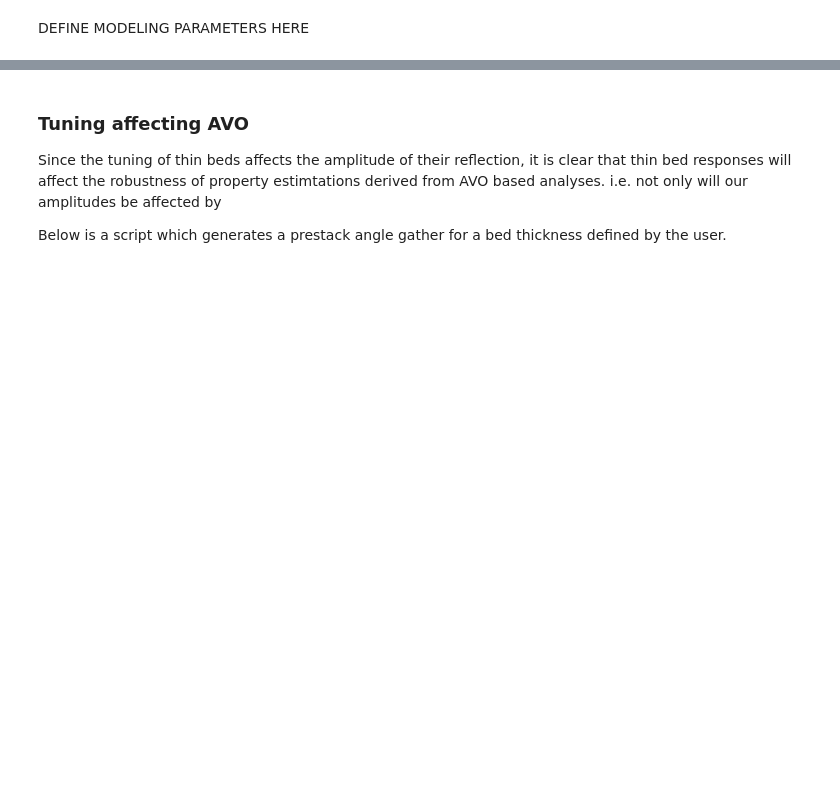
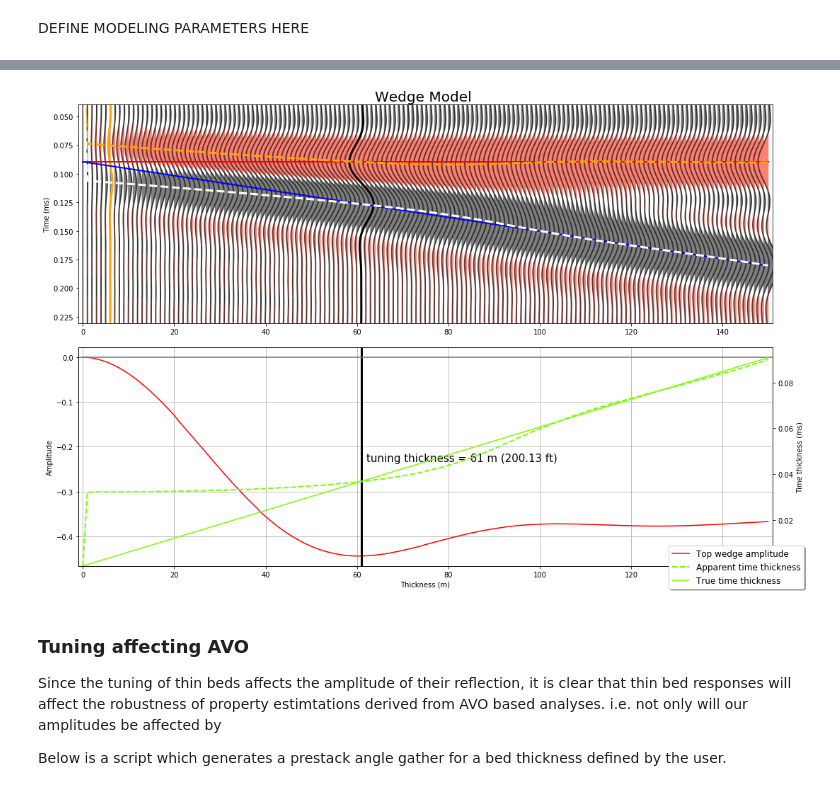
Before and after one commit to tccw/geotools, a Jupyter notebook: tutorials/AVOtutorial.ipynb, the cells around one changed output, grey strips where cells are left out. Cells and saved outputs as stored; diff of their text form; code cells hidden in the pictures; blank space fills up the shorter version.

```diff
--- a/tutorials/AVOtutorial.ipynb
+++ b/tutorials/AVOtutorial.ipynb
@@ -832,3 +553,69 @@ plt.show()
+# %%
+tuning_trace = np.argmax(np.abs(syn)) % syn.shape[1]
+tuning_thickness = tuning_trace
+
+# Get y limits from data
+y_min = np.argmax(abs(syn[:,-1]) > np.percentile(syn[:,-1],85)) * dt
+y_max = (syn.shape[0] - np.argmax(abs(np.flip(syn[:,-1], axis=0)) > np.percentile(syn[:,-1],85))) * dt
+y_limits = [y_min, y_max]
+
+# Get reflection picks to show apparent thickness
+top_pick = [np.argmax(s) for s in syn.T]
+base_pick = [np.argmin(s) for s in syn.T]
+# %%
+top_pick = [np.argmin(s) for s in syn.T]
+base_pick = [np.argmax(s) for s in syn.T]
+apparent_thickness = abs(np.subtract(top_pick, base_pick))
+# %%
+fig = plt.figure(constrained_layout=True, figsize=(15,10))
+
+top_loc = int(t_table[0][0]/dt)
+gain=6
+gs = GridSpec(nrows=2, ncols=1, figure=fig)
+ax1 = fig.add_subplot(gs[0,0])
+ax2 = fig.add_subplot(gs[1,0], sharex=ax1)
+ax3 = ax2.twinx()
+
+for i,s in enumerate(syn.T):
+    ax1.plot(s * gain + i, t, color = 'k', alpha=0.6, lw=2)
+    ax1.fill_betweenx(t, i, s * gain + i, where = s * gain + i > i, color='grey', interpolate=True)
+    ax1.fill_betweenx(t, i, s * gain + i, where = s * gain + i < i, color='salmon', interpolate=True)
+ax1.plot(syn[:,tuning_trace] * gain + tuning_trace,t,color='k', lw=3)
+ax1.plot(syn[:,6] * gain + 6,t,color='orange', lw=3)
+ax1.plot([t[0] for t in t_table], color='r', lw=2)
+ax1.plot([t[1] for t in t_table], color='b', lw=2)
+ax1.plot(np.multiply(top_pick, dt), lw=3, color='orange', linestyle='--')
+ax1.plot(np.multiply(base_pick, dt), lw=3, color='white', linestyle='--')
+
+ax2.plot(syn[top_loc], color='r', label='Top wedge amplitude')
+ax2.axvline(tuning_trace, color='k', lw=3)
+ax2.axhline(0, color='grey')
+
+ax3.plot(apparent_thickness * dt, lw=2, color='lawngreen', linestyle='--', label='Apparent time thickness')
+ax3.plot(np.subtract([t[1] for t in t_table], [t[0] for t in t_table]), color='lawngreen', label='True time thickness')
+
+ax2.text(tuning_trace + 1,
+         ax2.set_ylim()[0] * 0.5,
+         f'tuning thickness = {tuning_thickness} m ({tuning_thickness * 3.28084:.2f} ft)',
+         size=15)
+
+fig.legend(loc='lower right', facecolor='w', shadow=True, fontsize=12)
+
+ax1.set_xlim(-1,thickness+1)
+ax1.set_ylim(y_limits)
+ax1.invert_yaxis()
+ax3.set_ylim(0)
+ax3.set_ylabel('Time thickness (ms)')
+ax2.set_ylabel('Amplitude')
+ax2.set_xlabel('Thickness (m)')
+ax2.grid()
+fig.suptitle('Wedge Model', fontsize=20)
+
+ax1.set_ylabel('Time (ms)', size = 10)
+
+plt.savefig('figures/LeonTarWedgeMeters.png', bbox_inches='tight', dpi=250)
+# %% [output]
+[figure, added]
 # %% [markdown]
 ### Tuning affecting AVO
 
```
Also changed, not shown: parts of 56 cells of this notebook.
